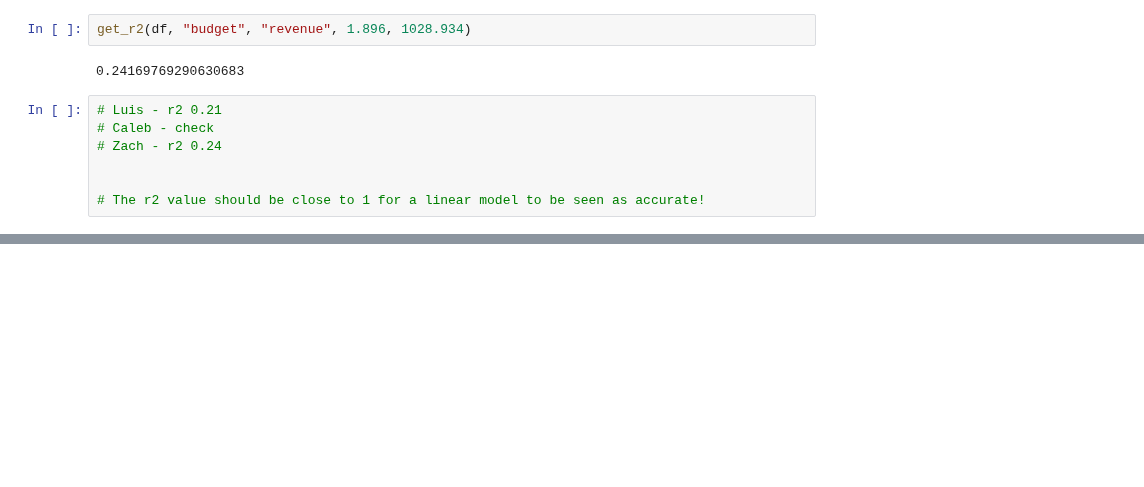
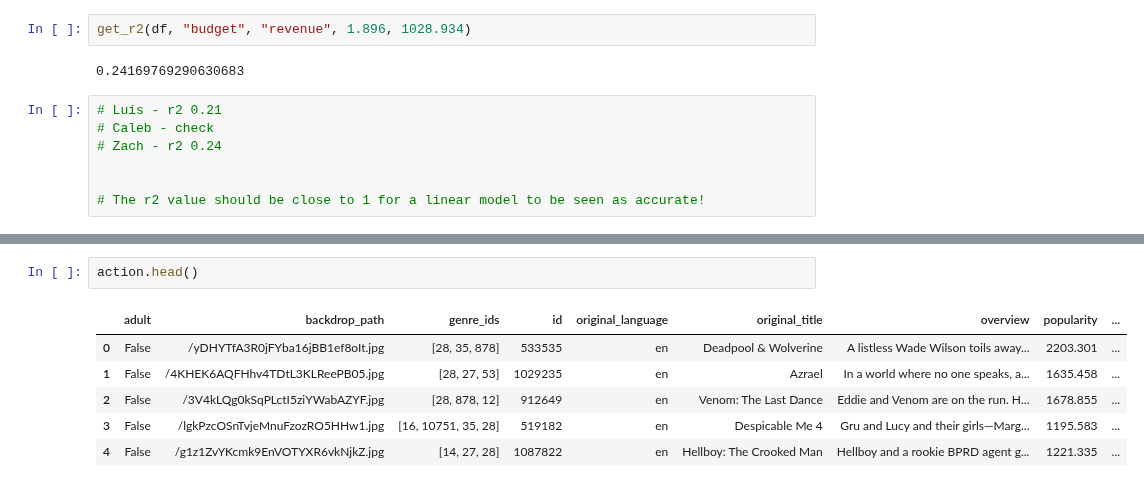
Before and after one commit to SSpindt/AI, a Jupyter notebook: Semester 1/Movies/Movies.ipynb, the cells around one changed output, grey strips where cells are left out. Saved outputs shown, nothing was run; the diff lists cells and outputs as text; blank space fills up the shorter version.

```diff
--- a/Semester 1/Movies/Movies.ipynb
+++ b/Semester 1/Movies/Movies.ipynb
@@ -289,0 +260,9 @@ print(len(action), len(romance))
+# %%
+action.head()
+# %% [output]
+|  | adult | backdrop_path | genre_ids | id | original_language | original_title | overview | popularity | ... |
+| 0 | False | /yDHYTfA3R0jFYba16jBB1ef8oIt.jpg | [28, 35, 878] | 533535 | en | Deadpool & Wolverine | A listless Wade Wilson toils away... | 2203.301 | ... |
+| 1 | False | /4KHEK6AQFHhv4TDtL3KLReePB05.jpg | [28, 27, 53] | 1029235 | en | Azrael | In a world where no one speaks, a... | 1635.458 | ... |
+| 2 | False | /3V4kLQg0kSqPLctI5ziYWabAZYF.jpg | [28, 878, 12] | 912649 | en | Venom: The Last Dance | Eddie and Venom are on the run. H... | 1678.855 | ... |
+| 3 | False | /lgkPzcOSnTvjeMnuFzozRO5HHw1.jpg | [16, 10751, 35, 28] | 519182 | en | Despicable Me 4 | Gru and Lucy and their girls—Marg... | 1195.583 | ... |
+| 4 | False | /g1z1ZvYKcmk9EnVOTYXR6vkNjkZ.jpg | [14, 27, 28] | 1087822 | en | Hellboy: The Crooked Man | Hellboy and a rookie BPRD agent g... | 1221.335 | ... |
```
Also changed, not shown: parts of 11 cells of this notebook.
